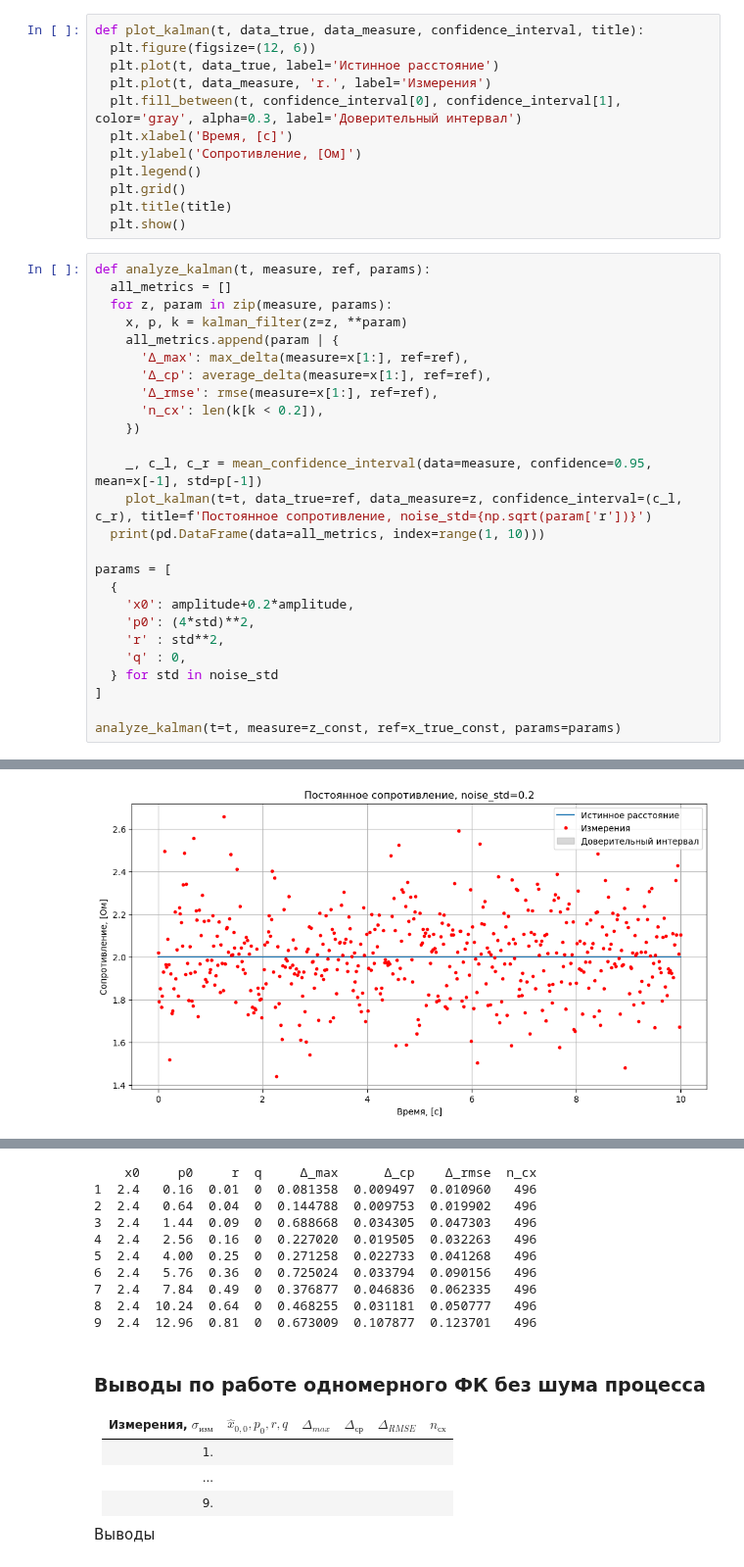
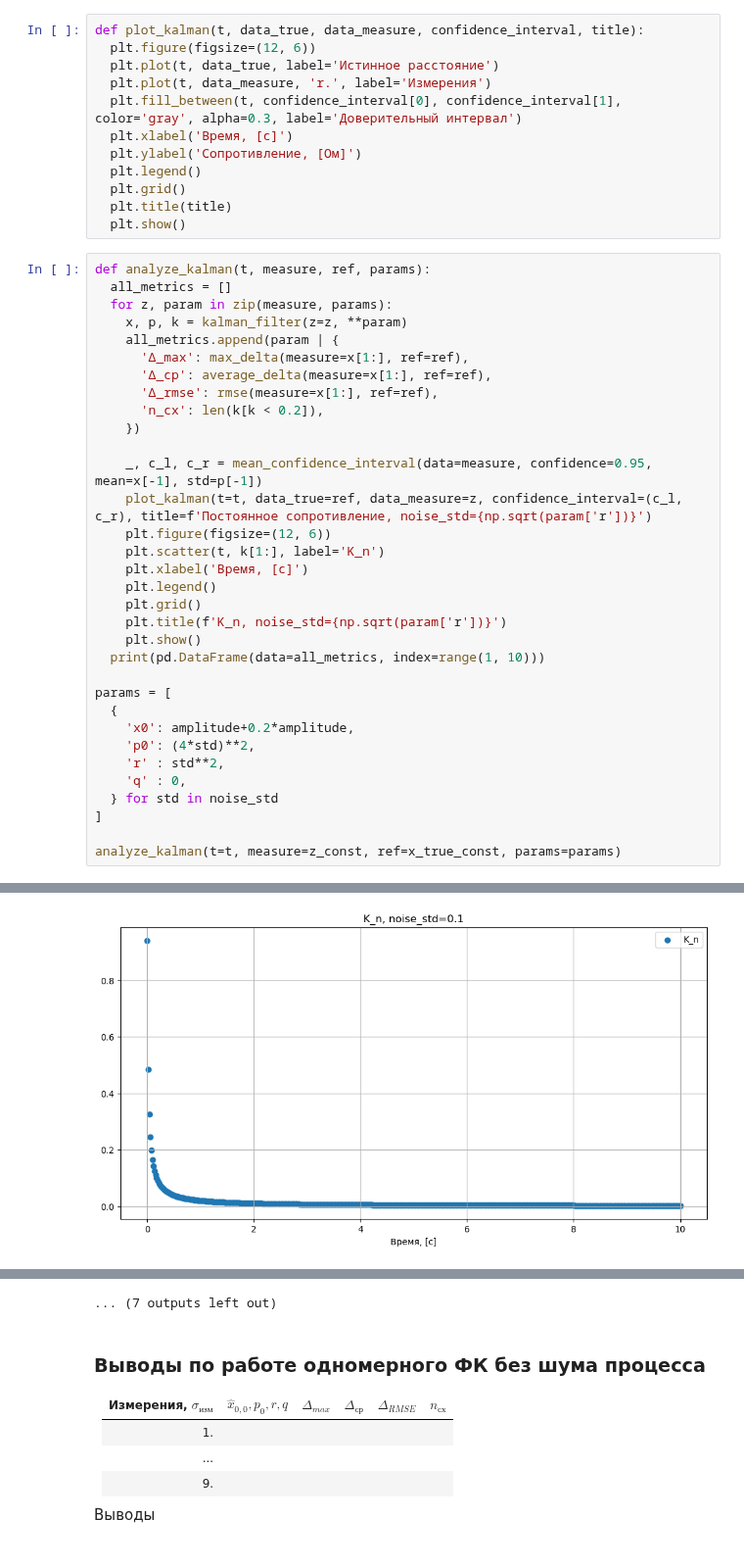
Before and after one commit to BROsandr/modeling_ius, a Jupyter notebook: lab2/lab02.ipynb, the cells around one changed output, grey strips where cells are left out. Shown at 98% size. Cells and saved outputs as stored; diff of their text form.

```diff
--- a/lab2/lab02.ipynb
+++ b/lab2/lab02.ipynb
@@ -278,6 +278,13 @@ def analyze_kalman(t, measure, ref, params):
 
     _, c_l, c_r = mean_confidence_interval(data=measure, confidence=0.95, mean=x[-1], std=p[-1])
     plot_kalman(t=t, data_true=ref, data_measure=z, confidence_interval=(c_l, c_r), title=f'Постоянное сопротивление, noise_std={np.sqrt(param['r'])}')
+    plt.figure(figsize=(12, 6))
+    plt.scatter(t, k[1:], label='K_n')
+    plt.xlabel('Время, [с]')
+    plt.legend()
+    plt.grid()
+    plt.title(f'K_n, noise_std={np.sqrt(param['r'])}')
+    plt.show()
   print(pd.DataFrame(data=all_metrics, index=range(1, 10)))
 
 params = [
@@ -295 +302 @@ analyze_kalman(t=t, measure=z_const, ref=x_true_const, params=params)
-[figure, old version]
+[figure, new version]
@@ -303,13 +313,4 @@ analyze_kalman(t=t, measure=z_const, ref=x_true_const, params=params)
-    x0     p0     r  q     Δ_max      Δ_ср    Δ_rmse  n_cx
-1  2.4   0.16  0.01  0  0.081358  0.009497  0.010960   496
-2  2.4   0.64  0.04  0  0.144788  0.009753  0.019902   496
-3  2.4   1.44  0.09  0  0.688668  0.034305  0.047303   496
-4  2.4   2.56  0.16  0  0.227020  0.019505  0.032263   496
-5  2.4   4.00  0.25  0  0.271258  0.022733  0.041268   496
-6  2.4   5.76  0.36  0  0.725024  0.033794  0.090156   496
-7  2.4   7.84  0.49  0  0.376877  0.046836  0.062335   496
-8  2.4  10.24  0.64  0  0.468255  0.031181  0.050777   496
-9  2.4  12.96  0.81  0  0.673009  0.107877  0.123701   496
+... (7 outputs left out)
 # %% [markdown]
 ### Выводы по работе одномерного ФК без шума процесса
 
```
Also changed, not shown: parts of 3 cells of this notebook.
